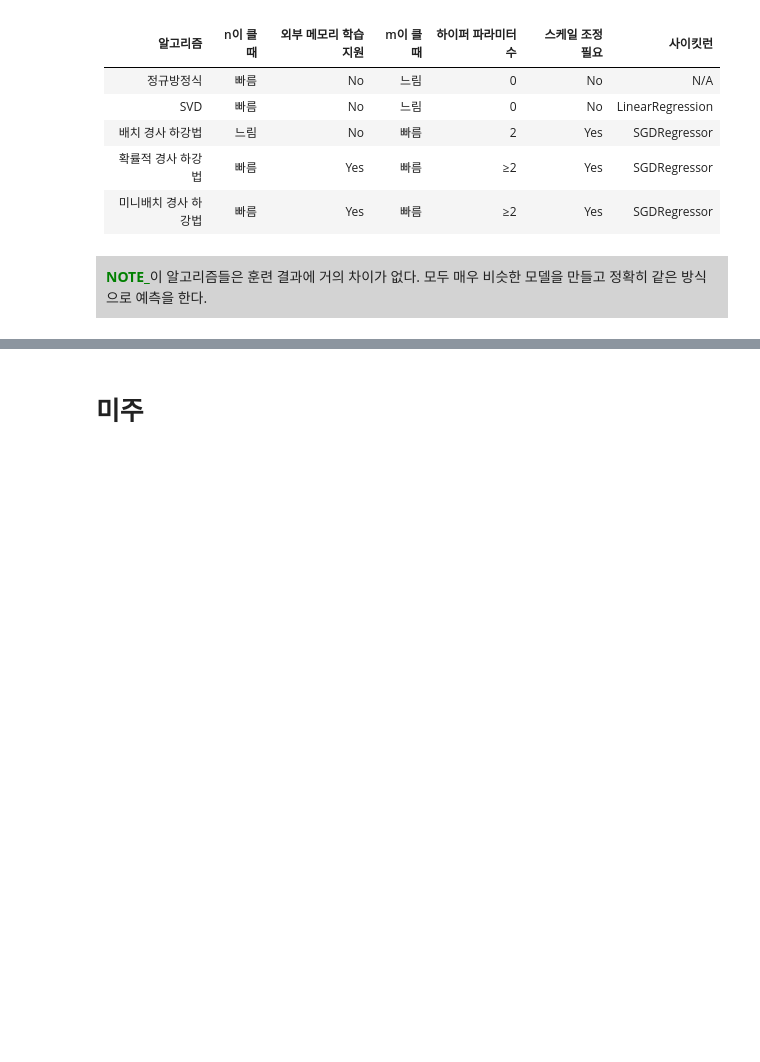
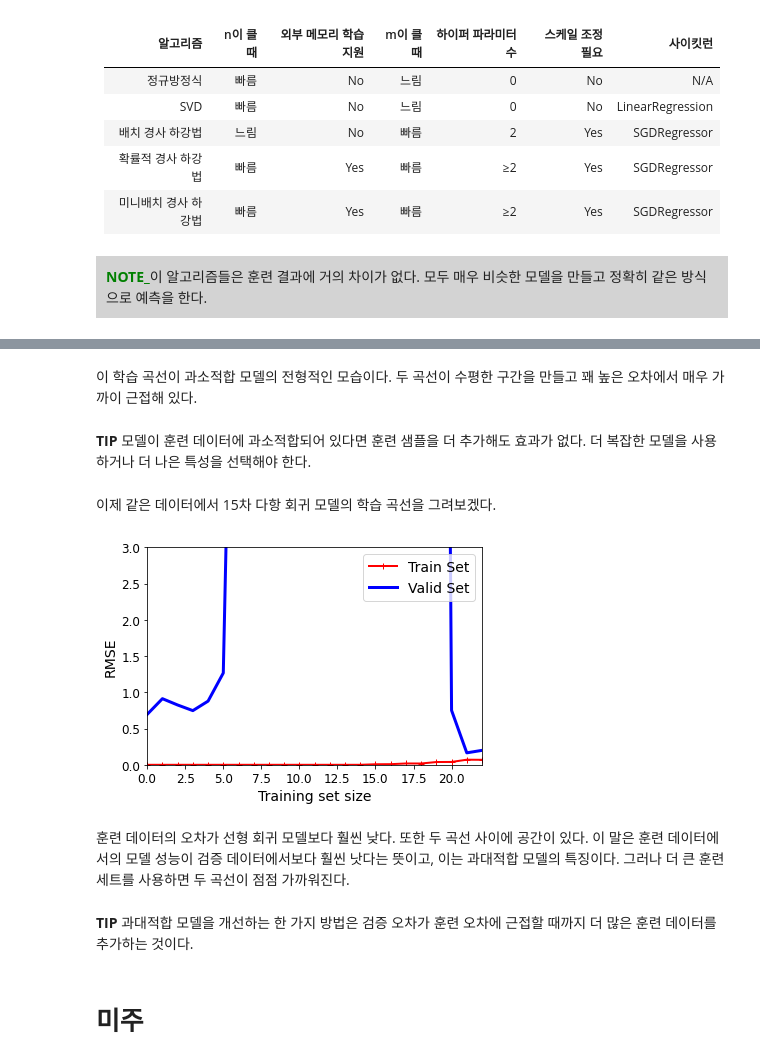
Before and after one commit to Sameta-cani/jwork, a Jupyter notebook: Regression.ipynb, the cells around one changed output, grey strips where cells are left out. Cells and saved outputs as stored; diff of their text form; code cells hidden in the pictures; blank space fills up the shorter version.

```diff
--- a/Regression.ipynb
+++ b/Regression.ipynb
@@ -968,0 +1033,10 @@ plt.show()
+# %%
+# 3차 다항식 변환
+poly_ftr = PolynomialFeatures(degree=3).fit_transform(X)
+print('3차 다항식 계수 feature: \n', poly_ftr)
+
+# Linear Regression에 3차 다항식 계수 feature와 3차 다항식 결정값으로 학습 후 회귀 계수 확인
+model = LinearRegression()
+model.fit(poly_ftr, y)
+print('Polynomial 회귀 계수\n', np.round(model.coef_, 2))
+print('Polynomial 회귀 Shape :', model.coef_.shape)
@@ -968,0 +1178,18 @@ plt.show()
+# %%
+from sklearn.metrics import mean_squared_error
+from sklearn.model_selection import train_test_split
+
+def plot_learning_curves(model, X, y):
+    X_train, X_val, y_train, y_val = train_test_split(X, y, test_size=0.2, random_state=0)
+    train_errors, val_errors = [], []
+    for n in range(1, len(X_train)):
+        model.fit(X_train[:n], y_train[:n])
+        y_train_predict = model.predict(X_train[:n])
+        y_val_predict = model.predict(X_val)
+        train_errors.append(mean_squared_error(y_train[:n], y_train_predict))
+        val_errors.append(mean_squared_error(y_val, y_val_predict))
+    plt.plot(np.sqrt(train_errors), "r-+", linewidth=2, label="Train Set")
+    plt.plot(np.sqrt(val_errors), "b-", linewidth=3, label="Valid Set")
+    plt.legend(loc="upper right", fontsize=14)
+    plt.xlabel("Training set size", fontsize=14)
+    plt.ylabel("RMSE", fontsize=14)
@@ -969,3 +1207,26 @@ plt.show()
+# %% [markdown]
+이 학습 곡선이 과소적합 모델의 전형적인 모습이다. 두 곡선이 수평한 구간을 만들고 꽤 높은 오차에서 매우 가까이 근접해 있다.
+# %% [markdown]
+<b>TIP</b> 모델이 훈련 데이터에 과소적합되어 있다면 훈련 샘플을 더 추가해도 효과가 없다. 더 복잡한 모델을 사용하거나 더 나은 특성을 선택해야 한다.
+# %% [markdown]
+이제 같은 데이터에서 15차 다항 회귀 모델의 학습 곡선을 그려보겠다.
+# %%
+from sklearn.pipeline import Pipeline
+
+polynomial_regression = Pipeline([
+    ("poly_features", PolynomialFeatures(degree=15, include_bias=False)),
+    ("lin_reg", LinearRegression())
+])
+
+plot_learning_curves(polynomial_regression, X.reshape(-1, 1), y)
+plt.axis([0, 22, 0, 3])
+plt.show()
+# %% [output]
+[figure, added]
+# %% [markdown]
+훈련 데이터의 오차가 선형 회귀 모델보다 훨씬 낮다. 또한 두 곡선 사이에 공간이 있다. 이 말은 훈련 데이터에서의 모델 성능이 검증 데이터에서보다 훨씬 낫다는 뜻이고, 이는 과대적합 모델의 특징이다. 그러나 더 큰 훈련 세트를 사용하면 두 곡선이 점점 가까워진다.
+# %% [markdown]
+<b>TIP</b> 과대적합 모델을 개선하는 한 가지 방법은 검증 오차가 훈련 오차에 근접할 때까지 더 많은 훈련 데이터를 추가하는 것이다.
 # %% [markdown]
 # 미주
 # %% [markdown]
```
Also changed, not shown: parts of 41 cells of this notebook, 5 other files.
